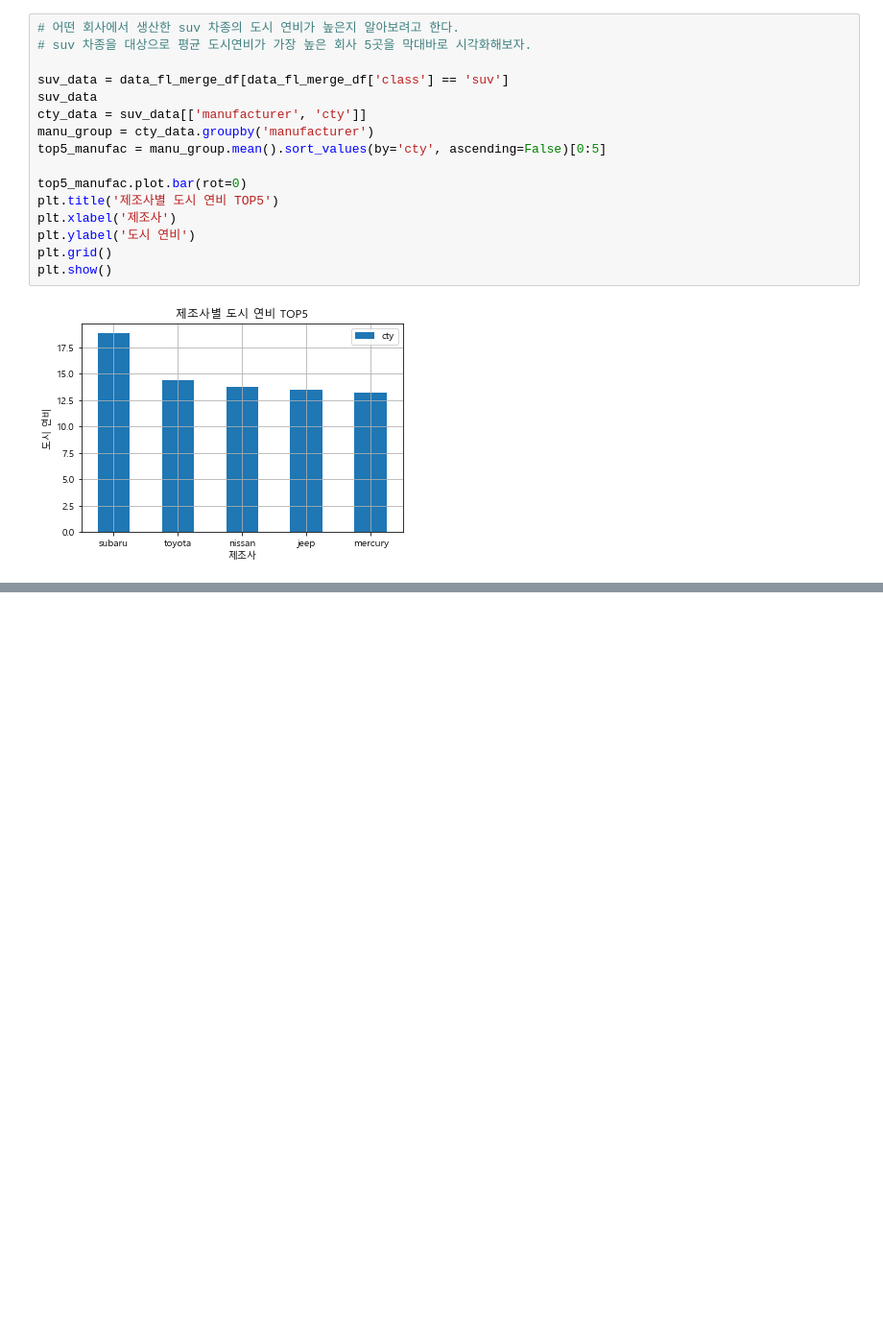
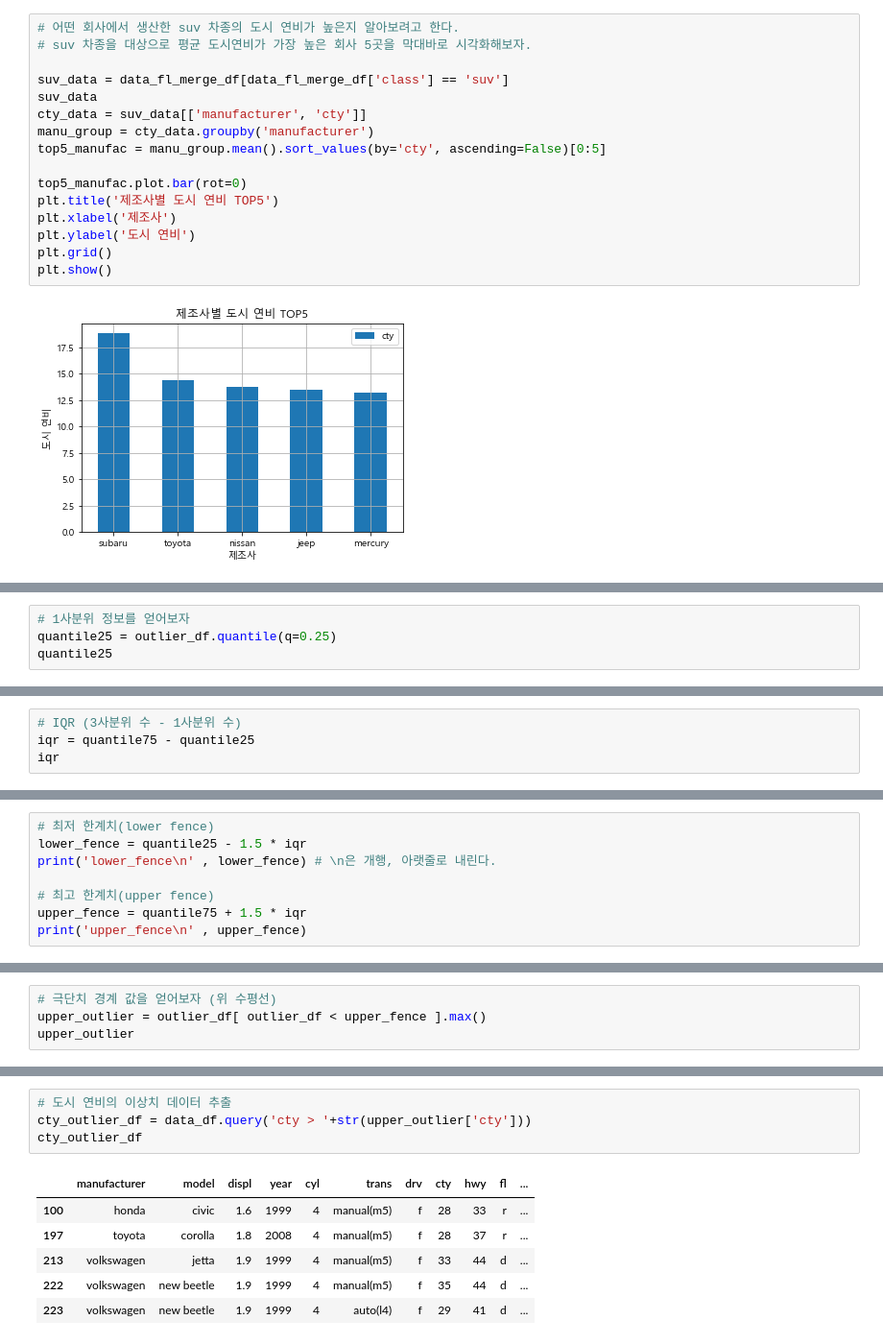
Before and after one commit to gabychoi/TIL, a Jupyter notebook: visualization[01].ipynb, the cells around one changed output, grey strips where cells are left out. Shown at 96% size. Drawn from its saved outputs; the diff is of its cells as text; blank space fills up the shorter version.

```diff
--- a/visualization[01].ipynb
+++ b/visualization[01].ipynb
@@ -791,0 +811,4 @@ plt.show()
+# %%
+# 1사분위 정보를 얻어보자
+quantile25 = outlier_df.quantile(q=0.25)
+quantile25
@@ -791,0 +819,4 @@ plt.show()
+# %%
+# IQR (3사분위 수 - 1사분위 수)
+iqr = quantile75 - quantile25
+iqr
@@ -791,0 +827,8 @@ plt.show()
+# %%
+# 최저 한계치(lower fence)
+lower_fence = quantile25 - 1.5 * iqr
+print('lower_fence\n' , lower_fence) # \n은 개행, 아랫줄로 내린다.
+
+# 최고 한계치(upper fence)
+upper_fence = quantile75 + 1.5 * iqr
+print('upper_fence\n' , upper_fence)
@@ -791,0 +853,4 @@ plt.show()
+# %%
+# 극단치 경계 값을 얻어보자 (위 수평선)
+upper_outlier = outlier_df[ outlier_df < upper_fence ].max()
+upper_outlier
@@ -791,0 +871,11 @@ plt.show()
+# %%
+# 도시 연비의 이상치 데이터 추출
+cty_outlier_df = data_df.query('cty > '+str(upper_outlier['cty']))
+cty_outlier_df
+# %% [output]
+|  | manufacturer | model | displ | year | cyl | trans | drv | cty | hwy | fl | ... |
+| 100 | honda | civic | 1.6 | 1999 | 4 | manual(m5) | f | 28 | 33 | r | ... |
+| 197 | toyota | corolla | 1.8 | 2008 | 4 | manual(m5) | f | 28 | 37 | r | ... |
+| 213 | volkswagen | jetta | 1.9 | 1999 | 4 | manual(m5) | f | 33 | 44 | d | ... |
+| 222 | volkswagen | new beetle | 1.9 | 1999 | 4 | manual(m5) | f | 35 | 44 | d | ... |
+| 223 | volkswagen | new beetle | 1.9 | 1999 | 4 | auto(l4) | f | 29 | 41 | d | ... |
```
Also changed, not shown: parts of 16 cells of this notebook.
